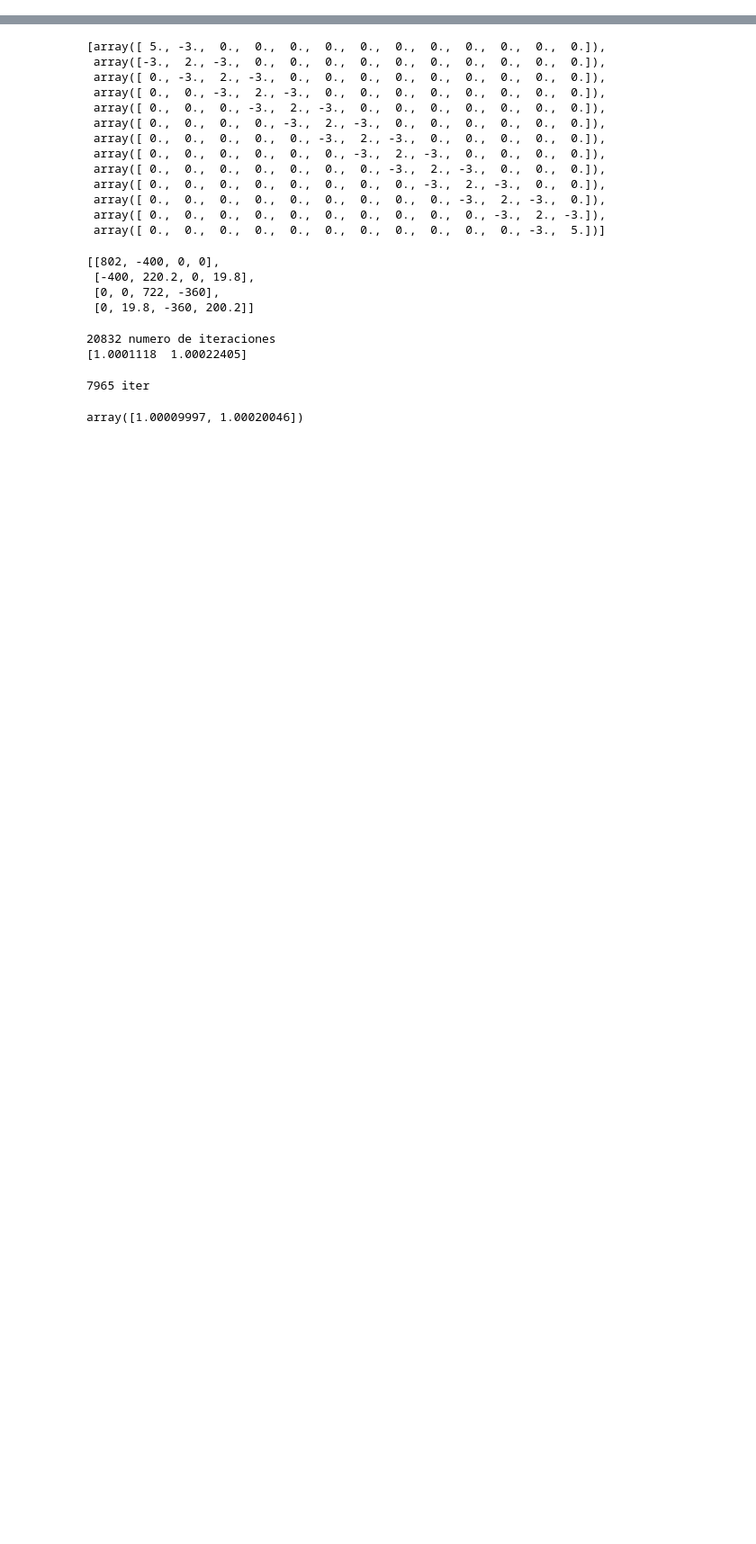
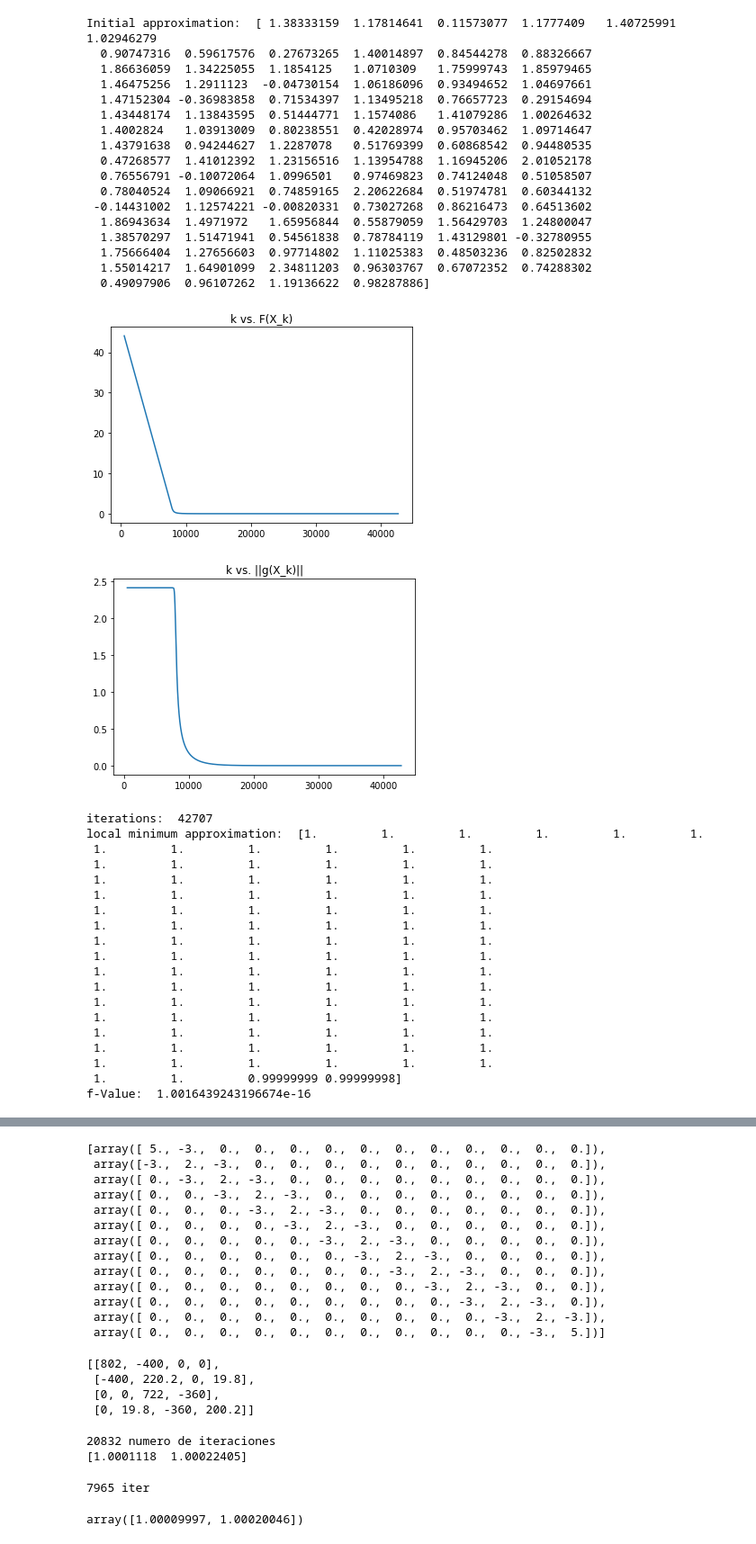
Before and after one commit to JairEsc/Mat_Apl, a Jupyter notebook: Opt_T4.ipynb, the cells around one changed output, grey strips where cells are left out. Shown at 90% size. Cells and saved outputs as stored; diff of their text form; code cells hidden in the pictures; blank space fills up the shorter version.

```diff
--- a/Opt_T4.ipynb
+++ b/Opt_T4.ipynb
@@ -144,0 +161,44 @@ g-Value:  [1.865174681370263e-14, 1.7763568394002505e-14, -4.218847493575595e-15
+# %%
+x_0=np.random.normal(1,0.5,size=n)
+loc_min=Steepest_descent(alpha=0.001,x_0=x_0,f=Rosembrok,grad_f=Rosembrok_grad,pr='True',tol_grad=10**(-8))#Si ploteo G[200:-1] se ve mas bonito.
+print("local minimum approximation: ",(loc_min))
+print("f-Value: ",Rosembrok(loc_min))
+# %% [output]
+Initial approximation:  [ 1.38333159  1.17814641  0.11573077  1.1777409   1.40725991  1.02946279
+  0.90747316  0.59617576  0.27673265  1.40014897  0.84544278  0.88326667
+  1.86636059  1.34225055  1.1854125   1.0710309   1.75999743  1.85979465
+  1.46475256  1.2911123  -0.04730154  1.06186096  0.93494652  1.04697661
+  1.47152304 -0.36983858  0.71534397  1.13495218  0.76657723  0.29154694
+  1.43448174  1.13843595  0.51444771  1.1574086   1.41079286  1.00264632
+  1.4002824   1.03913009  0.80238551  0.42028974  0.95703462  1.09714647
+  1.43791638  0.94244627  1.2287078   0.51769399  0.60868542  0.94480535
+  0.47268577  1.41012392  1.23156516  1.13954788  1.16945206  2.01052178
+  0.76556791 -0.10072064  1.0996501   0.97469823  0.74124048  0.51058507
+  0.78040524  1.09066921  0.74859165  2.20622684  0.51974781  0.60344132
+ -0.14431002  1.12574221 -0.00820331  0.73027268  0.86216473  0.64513602
+  1.86943634  1.4971972   1.65956844  0.55879059  1.56429703  1.24800047
+  1.38570297  1.51471941  0.54561838  0.78784119  1.43129801 -0.32780955
+  1.75666404  1.27656603  0.97714802  1.11025383  0.48503236  0.82502832
+  1.55014217  1.64901099  2.34811203  0.96303767  0.67072352  0.74288302
+  0.49097906  0.96107262  1.19136622  0.98287886]
+[figure, added]
+[figure, added]
+iterations:  42707
+local minimum approximation:  [1.         1.         1.         1.         1.         1.
+ 1.         1.         1.         1.         1.         1.
+ 1.         1.         1.         1.         1.         1.
+ 1.         1.         1.         1.         1.         1.
+ 1.         1.         1.         1.         1.         1.
+ 1.         1.         1.         1.         1.         1.
+ 1.         1.         1.         1.         1.         1.
+ 1.         1.         1.         1.         1.         1.
+ 1.         1.         1.         1.         1.         1.
+ 1.         1.         1.         1.         1.         1.
+ 1.         1.         1.         1.         1.         1.
+ 1.         1.         1.         1.         1.         1.
+ 1.         1.         1.         1.         1.         1.
+ 1.         1.         1.         1.         1.         1.
+ 1.         1.         1.         1.         1.         1.
+ 1.         1.         1.         1.         1.         1.
+ 1.         1.         0.99999999 0.99999998]
+f-Value:  1.0016439243196674e-16
```
Also changed, not shown: parts of 13 cells of this notebook.
